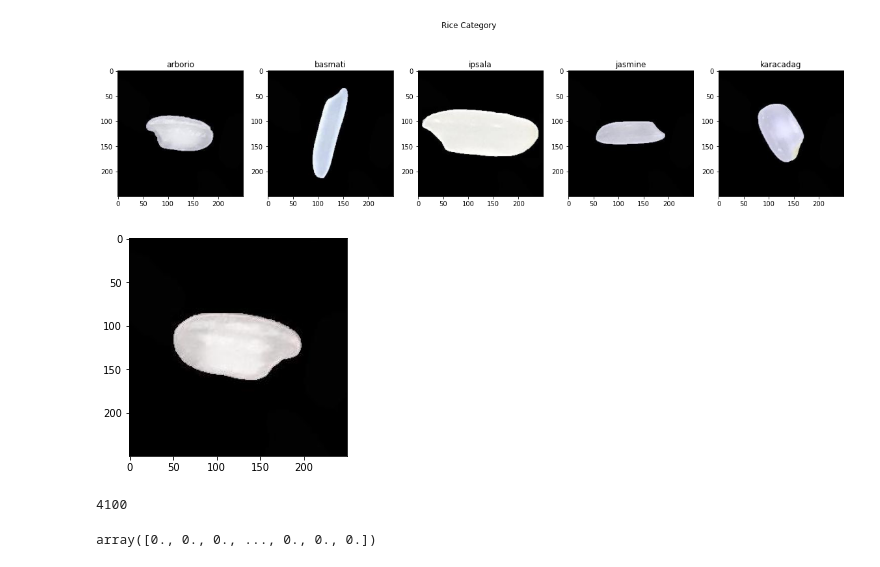
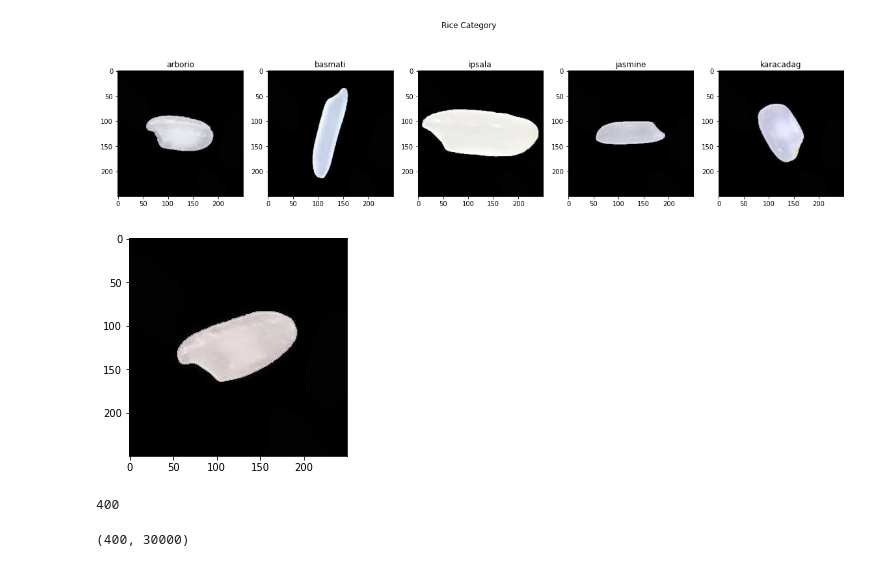
Before and after one commit to bsponce1/modelo3, a Jupyter notebook: SVM_polynomial.ipynb, the cells around one changed output. Saved outputs shown, nothing was run; the diff lists cells and outputs as text; code cells hidden in the pictures.

```diff
--- a/SVM_polynomial.ipynb
+++ b/SVM_polynomial.ipynb
@@ -86,21 +80,19 @@ ax[4].imshow(karacadag_img)
 <matplotlib.image.AxesImage at 0x...>
 [figure]
 # %%
-'''Toma una imagen como prediccion'''
 data='./dataset'
 import cv2
 for category in class_names:
     path=os.path.join(data, category)
     for img in os.listdir(path):
         img_array=cv2.imread(os.path.join(path,img))
         plt.imshow(img_array)
         plt.show()
         break
     break
 # %% [output]
-[figure, old version]
+[figure, new version]
 # %%
-'''Creacion del entrenamiento de los datos'''
 training_data=[]
 IMG_SIZE=100
 def create_training_data():
@@ -115,7 +107,7 @@ def create_training_data():
             except Exception as e:
                 pass
 create_training_data()
-'''Ver la cantidad de datos'''
-print(len(training_data))
-# %% [output]
-4100
+# %%
+print(len(training_data))
+# %% [output]
+400
@@ -122,20 +116,13 @@ print(len(training_data))
 # %%
-'''Para asignar los datos de entrenamiento'''
-lenofimage = len(training_data)
-'''Creacion de la variable x and y'''
 X=[]
 y=[]
 
-'''Mostrar las categorias'''
 for categories, label in training_data:
     X.append(categories)
     y.append(label)
 X= np.array(X).reshape(lenofimage,-1)
-'''Cantidad de datos'''
-X.shape
-'''Dividir x en numero maximo de pixel'''
-X = X/255.0
-'''La variable x en position 1'''
-X[1]
+##X = tf.keras.utils.normalize(X, axis = 1)
-# %% [output]
-array([0., 0., 0., ..., 0., 0., 0.])
+# %%
+X.shape
+# %% [output]
+(400, 30000)
```
Also changed, not shown: parts of 21 cells of this notebook.
